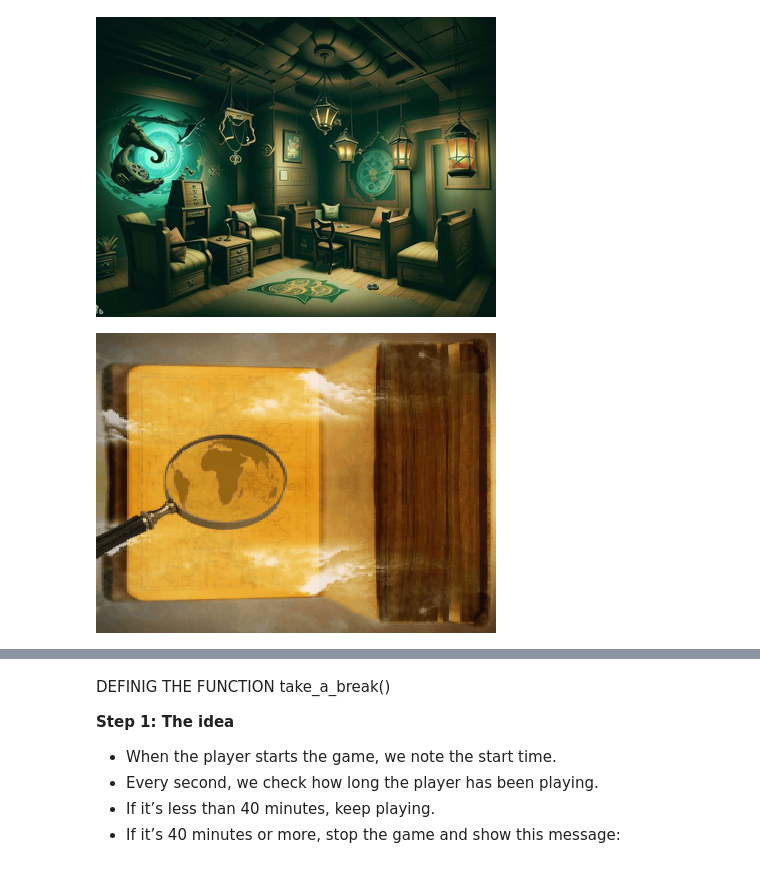
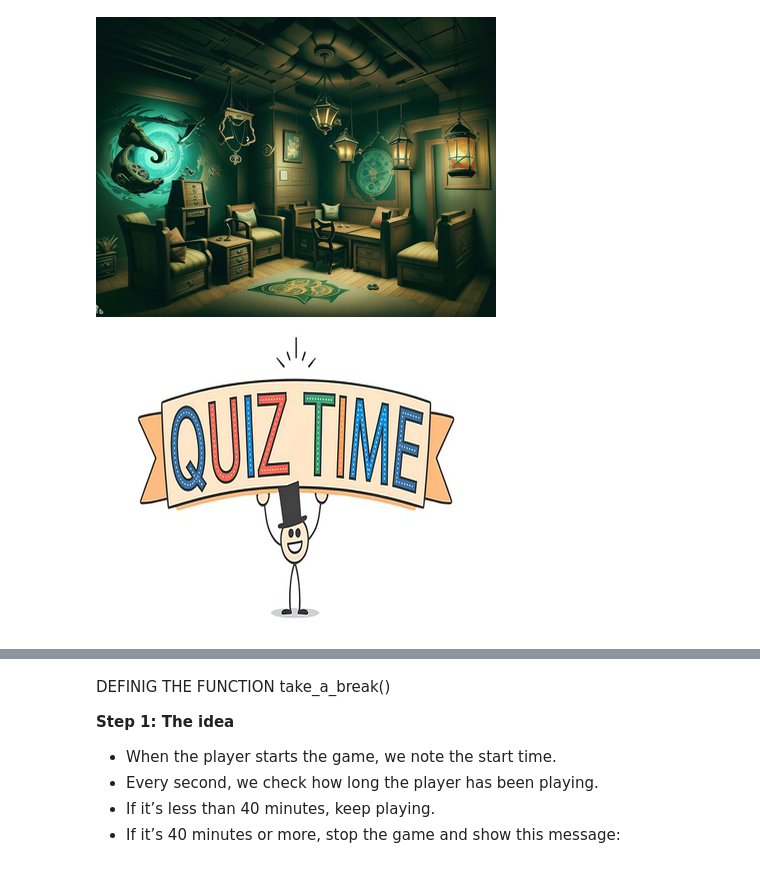
Before and after one commit to Prabhsheenkaur/escape-room-2, a Jupyter notebook: main.ipynb, the cells around one changed output, grey strips where cells are left out. Saved outputs shown, nothing was run; the diff lists cells and outputs as text; code cells hidden in the pictures.

```diff
--- a/main.ipynb
+++ b/main.ipynb
@@ -796,10 +783,10 @@ except ImportError:
 # =============================================
 
 TRIGGERS = {
-    "space sound": {  # Ambient background loop
+    "space": {  # Ambient background loop
         "sound": "https://drive.google.com/uc?export=download&id=1TH3ssE0tVnfKySil0q55grCoiFpCxFO7",
         "image": "https://drive.google.com/uc?export=download&id=1LjUpXnqjCmpvhJZ8iXk-3d1qXR-plCPA",
-        "loop_minutes": 20,  # 20-minute ambience
+        "loop_minutes": 5,  # 20-minute ambience
         "is_ambient": True,  # special flag
     },
     "examine": {
@@ -819,8 +806,8 @@ TRIGGERS = {
         "image": "https://drive.google.com/uc?export=download&id=1drL22OHO91OgjpT942g2nrmgRZcr0gYa",
     },
     "quiz": {
-        "sound": "",
-        "image": "",
+        "sound": "https://drive.google.com/uc?export=download&id=1wbj__J8nYqmeOh1gCmZVaWWqMbF4MNyp",
+        "image": "https://drive.google.com/uc?export=download&id=1vYJV2WLgFkuDbXaITMFshGfabjs1A2Qs",
     },
     "door unlocked": {
         "sound": "https://drive.google.com/uc?export=download&id=16bhcdxVRzIRmNO0ztLaeQZYHBLPVlB8P",
@@ -974,6 +961,6 @@ trigger_event("space sound") # in function explore
 [figure]
 # %%
 # examine 5sec
-trigger_event("examine") # examine
+trigger_event("quiz") # examine
 # %% [output]
-[figure, old version]
+[figure, new version]
```
Also changed, not shown: parts of 12 cells of this notebook, 4 other files.
